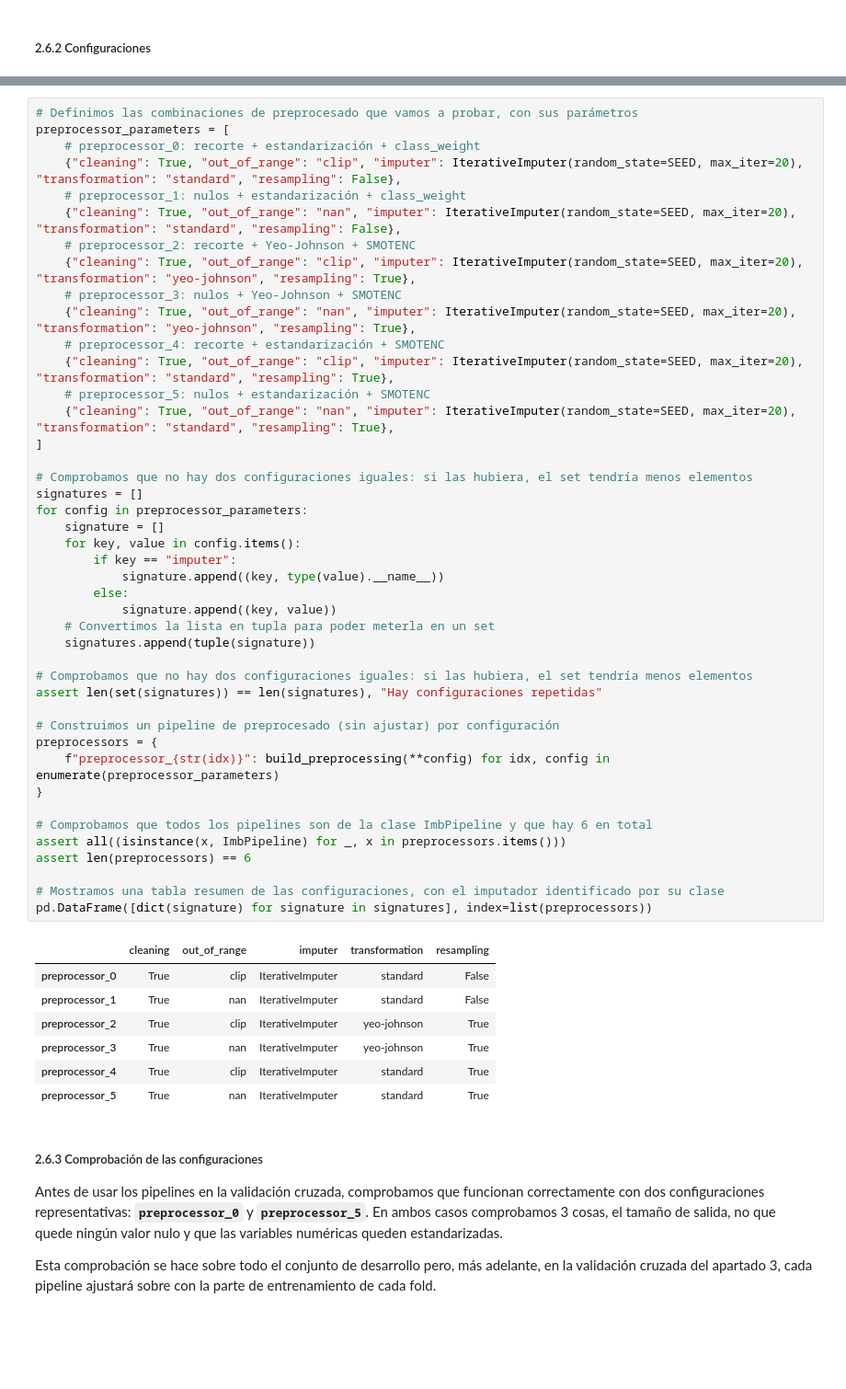
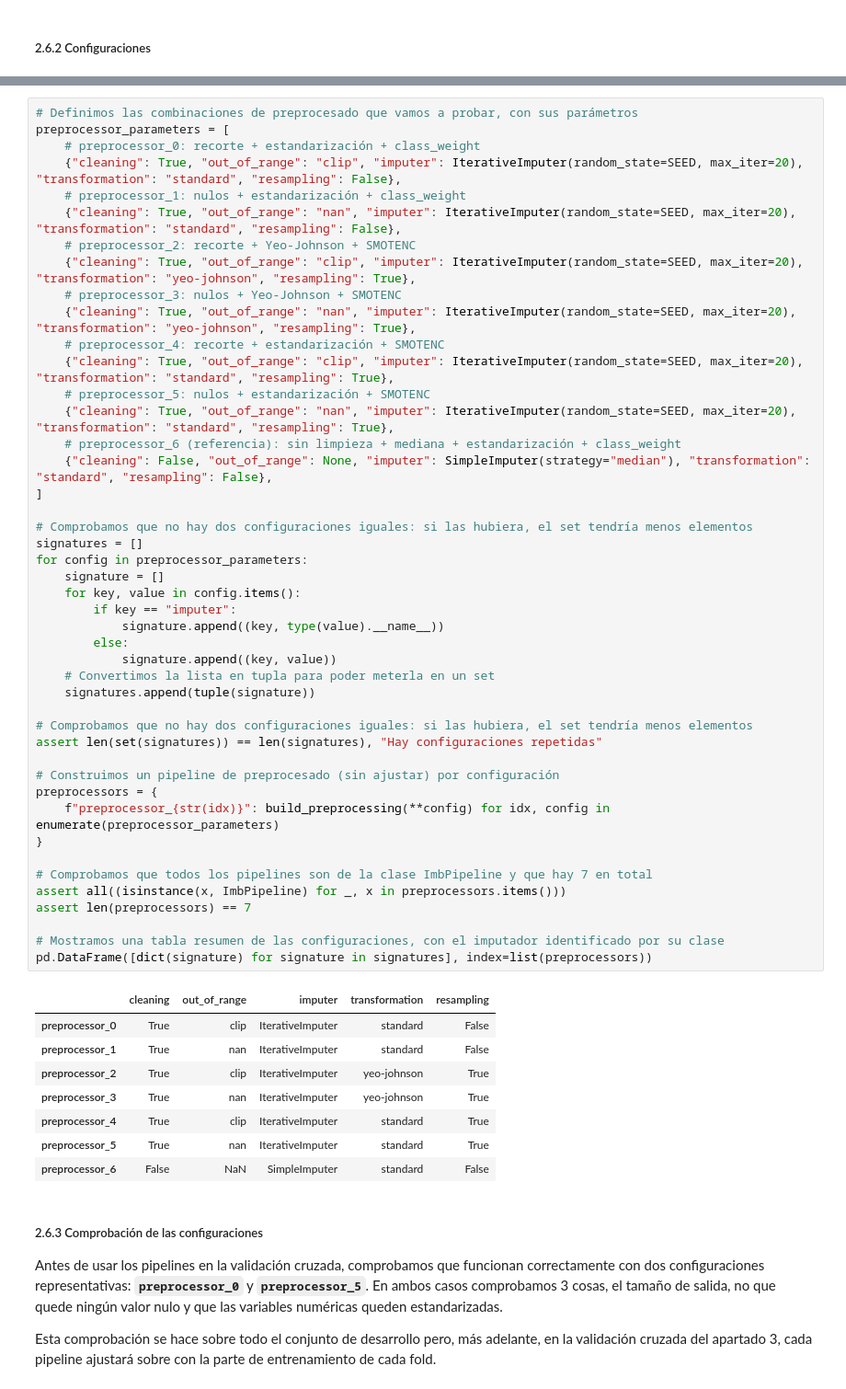
Before and after one commit to alberct96/ML-Entregable1, a Jupyter notebook: ML-Entregable1.ipynb, the cells around one changed output, grey strips where cells are left out. Shown at 92% size. Cells and saved outputs as stored; diff of their text form; blank space fills up the shorter version.

```diff
--- a/ML-Entregable1.ipynb
+++ b/ML-Entregable1.ipynb
@@ -1588,6 +1591,8 @@ preprocessor_parameters = [
     {"cleaning": True, "out_of_range": "clip", "imputer": IterativeImputer(random_state=SEED, max_iter=20), "transformation": "standard", "resampling": True},
     # preprocessor_5: nulos + estandarización + SMOTENC
     {"cleaning": True, "out_of_range": "nan", "imputer": IterativeImputer(random_state=SEED, max_iter=20), "transformation": "standard", "resampling": True},
+    # preprocessor_6 (referencia): sin limpieza + mediana + estandarización + class_weight
+    {"cleaning": False, "out_of_range": None, "imputer": SimpleImputer(strategy="median"), "transformation": "standard", "resampling": False},
 ]
 
 # Comprobamos que no hay dos configuraciones iguales: si las hubiera, el set tendría menos elementos
@@ -1595,35 +1600,36 @@ signatures = []
 for config in preprocessor_parameters:
     signature = []
     for key, value in config.items():
         if key == "imputer":
             signature.append((key, type(value).__name__))
         else:
             signature.append((key, value))
     # Convertimos la lista en tupla para poder meterla en un set
     signatures.append(tuple(signature))
 
 # Comprobamos que no hay dos configuraciones iguales: si las hubiera, el set tendría menos elementos
 assert len(set(signatures)) == len(signatures), "Hay configuraciones repetidas"
 
 # Construimos un pipeline de preprocesado (sin ajustar) por configuración
 preprocessors = {
     f"preprocessor_{str(idx)}": build_preprocessing(**config) for idx, config in enumerate(preprocessor_parameters)
 }
 
-# Comprobamos que todos los pipelines son de la clase ImbPipeline y que hay 6 en total
+# Comprobamos que todos los pipelines son de la clase ImbPipeline y que hay 7 en total
 assert all((isinstance(x, ImbPipeline) for _, x in preprocessors.items()))
-assert len(preprocessors) == 6
+assert len(preprocessors) == 7
 
 # Mostramos una tabla resumen de las configuraciones, con el imputador identificado por su clase
 pd.DataFrame([dict(signature) for signature in signatures], index=list(preprocessors))
 # %% [output]
 |  | cleaning | out_of_range | imputer | transformation | resampling |
 | preprocessor_0 | True | clip | IterativeImputer | standard | False |
 | preprocessor_1 | True | nan | IterativeImputer | standard | False |
 | preprocessor_2 | True | clip | IterativeImputer | yeo-johnson | True |
 | preprocessor_3 | True | nan | IterativeImputer | yeo-johnson | True |
 | preprocessor_4 | True | clip | IterativeImputer | standard | True |
 | preprocessor_5 | True | nan | IterativeImputer | standard | True |
+| preprocessor_6 | False | NaN | SimpleImputer | standard | False |
 # %% [markdown]
 ##### 2.6.3 Comprobación de las configuraciones
 
```
Also changed, not shown: parts of 48 cells of this notebook, 2 other files.
